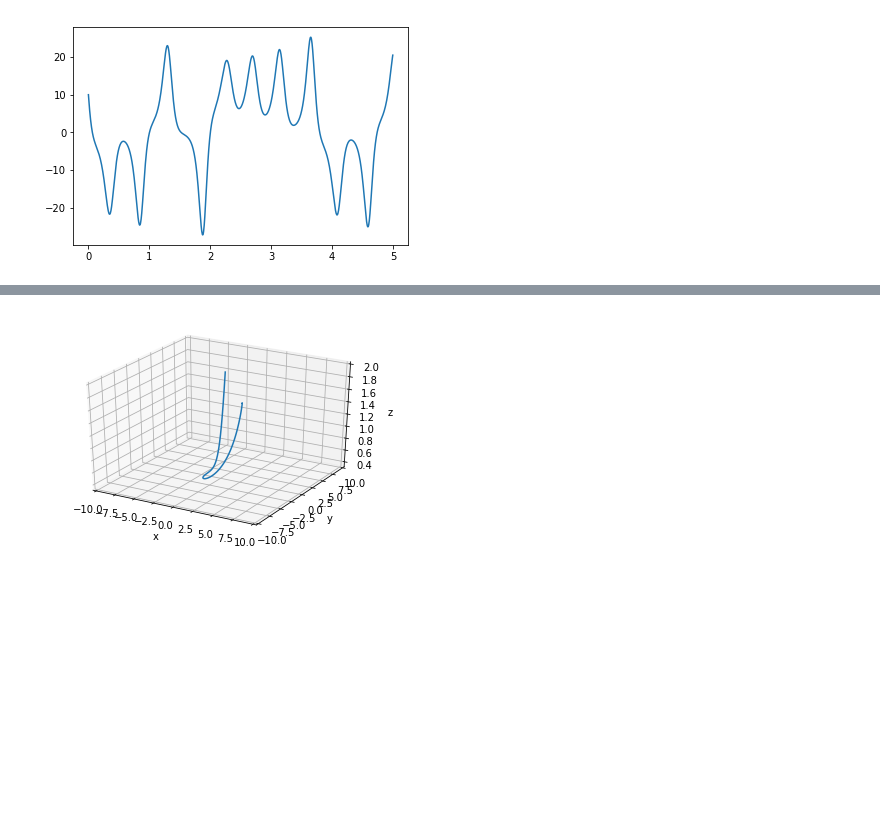
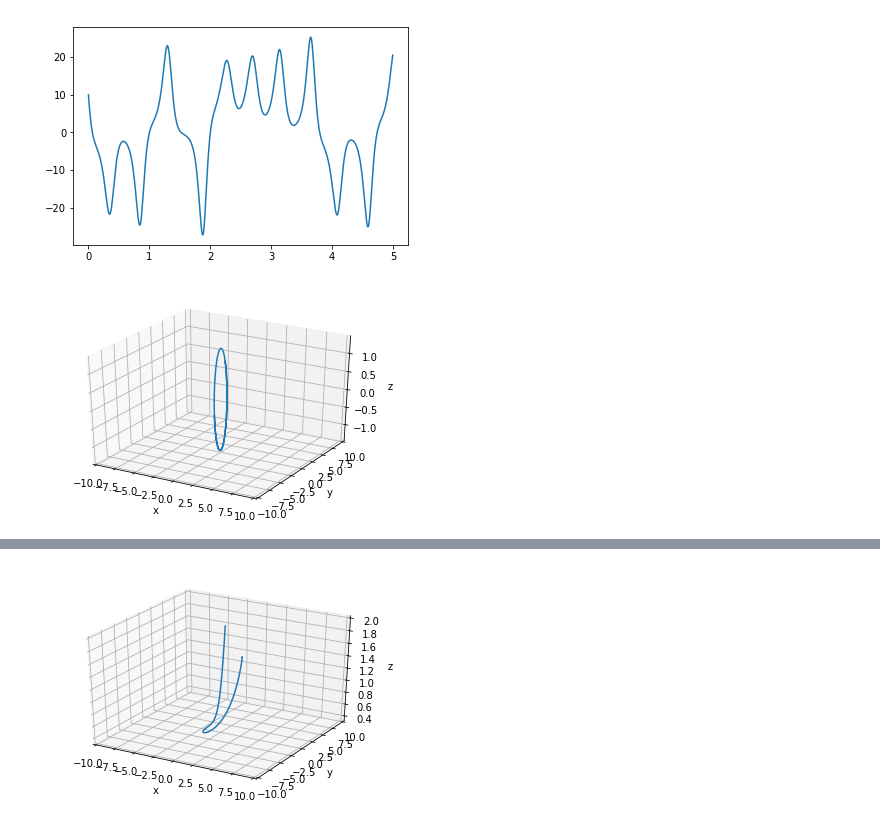
Before and after one commit to WyLyu/UPOsHam, a Jupyter notebook: VariationalEquations.ipynb, the cells around one changed output, grey strips where cells are left out. Saved outputs shown, nothing was run; the diff lists cells and outputs as text; code cells hidden in the pictures; blank space fills up the shorter version.

```diff
--- a/VariationalEquations.ipynb
+++ b/VariationalEquations.ipynb
@@ -343,3 +355,91 @@ eigenvalues, eigenvectors are  (array([ 1.66603740e+02, -1.31244930e-13,  1.7168
        [-0.1918523 , -0.10691664, -0.27836144],
        [-0.77614913, -0.31627071, -0.73594762]]))
 [figure]
+# %%
+"""Hamiltonian Systems"""
+"""Testing the Variational Equations using H = lamb/2(px^2-x^2) + omega/2(py^2+y^2)"""
+import numpy as np
+import matplotlib.pyplot as plt
+from scipy.integrate import odeint,quad,trapz
+import math
+from IPython.display import Image # for Notebook
+from IPython.core.display import HTML
+from mpl_toolkits.mplot3d import Axes3D
+from numpy import linalg as LA
+
+omega = 1.0
+lamb  = 1.0
+state0 = [0.0, 0.0, 1.0,1.0]
+t = np.arange(0.0, 10.0, 0.01)
+
+def H(fun,t):
+    x,px,y,py=fun
+    derivative=[lamb*px,lamb*x, omega*py, -omega*y]
+    return derivative
+
+
+states = odeint(H, state0, t)
+fig = plt.figure()
+ax = fig.gca(projection='3d')
+ax.plot(states[:,0], states[:,2], states[:,3])
+ax.set_xlabel('x')
+ax.set_ylabel('y')
+ax.set_zlabel('z')
+plt.xlim(-10,10)
+plt.ylim(-10,10)
+plt.show()
+fig = plt.figure()
+ax = plt.axes()
+ax.plot(t, states[:,2])
+
+''' solution of the Variational Equation'''
+
+Phi0 = [0.0, 0.0, 1.0,1.0,1.0,0,0,0,0,1.0,0,0,0,0,1.0,0, 0,0,0,1]
+t = np.arange(0, 10, 0.01)
+
+def Variational(fun, t):
+    x,px,y,py, Phi_11,Phi_12,Phi_13, Phi_14,Phi_21,Phi_22,Phi_23, Phi_24,Phi_31,Phi_32,Phi_33, Phi_34,Phi_41,Phi_42,Phi_43, Phi_44= fun
+    Phi =  np.array([[Phi_11,Phi_12,Phi_13, Phi_14],[Phi_21,Phi_22,Phi_23, Phi_24],[Phi_31,Phi_32,Phi_33, Phi_34],[Phi_41,Phi_42,Phi_43, Phi_44]])
+    J = np.array([[0,lamb,0,0], [lamb, 0,0,0], [0,0,0,omega], [0,0,0,-omega]])
+    Phidot = np.matmul(J, Phi)
+    derivative = [lamb*px,lamb*x, omega*py, -omega*y,Phidot[0,0],Phidot[0,1],Phidot[0,2],Phidot[0,3],Phidot[1,0],Phidot[1,1],Phidot[1,2],Phidot[1,3],Phidot[2,0],Phidot[2,1],Phidot[2,2],Phidot[2,3],Phidot[3,0],Phidot[3,1],Phidot[3,2],Phidot[3,3]]
+    return derivative
+
+Totalstates= odeint(Variational, Phi0, t)
+Phistates = Totalstates[:,4:20]
+
+'''Period of the periodic orbit'''
+D=np.zeros((1000))
+
+''' the corresponding time point of the end point of the period'''
+for i in range(1000):
+    D[i]=math.sqrt((states[0,0]-states[:,0][i])**2+ (states[0,1]-states[:,1][i])**2 + (states[0,2]-states[:,2][i])**2+ (states[0,3]-states[:,3][i])**2)
+
+
+print("period T is ",np.argmin(D[1:999])*0.01)
+
+PhistatesT = Phistates[np.argmin(D[1:999]),:]
+
+print("Solution of the Variational equation at Phi_T(x*) is ", PhistatesT )
+
+PhistatesTMatrix = np.zeros((4,4))
+PhistatesTMatrix[0,0] = PhistatesT[0]
+PhistatesTMatrix[0,1] = PhistatesT[1]
+PhistatesTMatrix[0,2] = PhistatesT[2]
+PhistatesTMatrix[0,3] = PhistatesT[3]
+PhistatesTMatrix[1,0] = PhistatesT[4]
+PhistatesTMatrix[1,1] = PhistatesT[5]
+PhistatesTMatrix[1,2] = PhistatesT[6]
+PhistatesTMatrix[1,3] = PhistatesT[7]
+PhistatesTMatrix[2,0] = PhistatesT[8]
+PhistatesTMatrix[2,1] = PhistatesT[9]
+PhistatesTMatrix[2,2] = PhistatesT[10]
+PhistatesTMatrix[2,3] = PhistatesT[11]
+PhistatesTMatrix[3,0] = PhistatesT[12]
+PhistatesTMatrix[3,1] = PhistatesT[13]
+PhistatesTMatrix[3,2] = PhistatesT[14]
+PhistatesTMatrix[3,3] = PhistatesT[15]
+'''eigenvalues and eiqenvectors of the matrix'''
+print("eigenvalues, eigenvectors are ", LA.eig(np.array(PhistatesTMatrix) )   )
+# %% [output]
+[figure, added]
```
Also changed, not shown: parts of 2 cells of this notebook.
